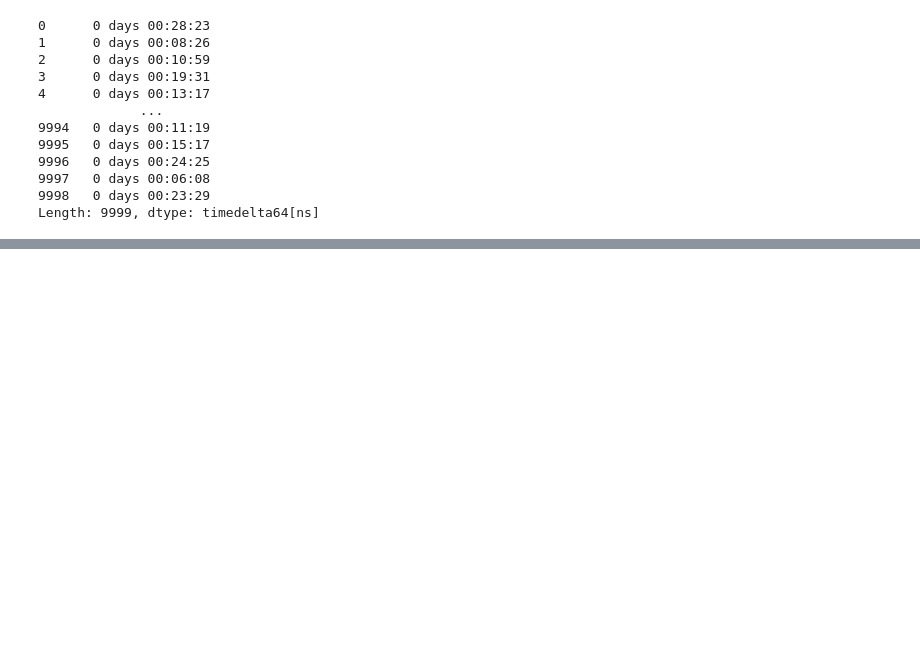
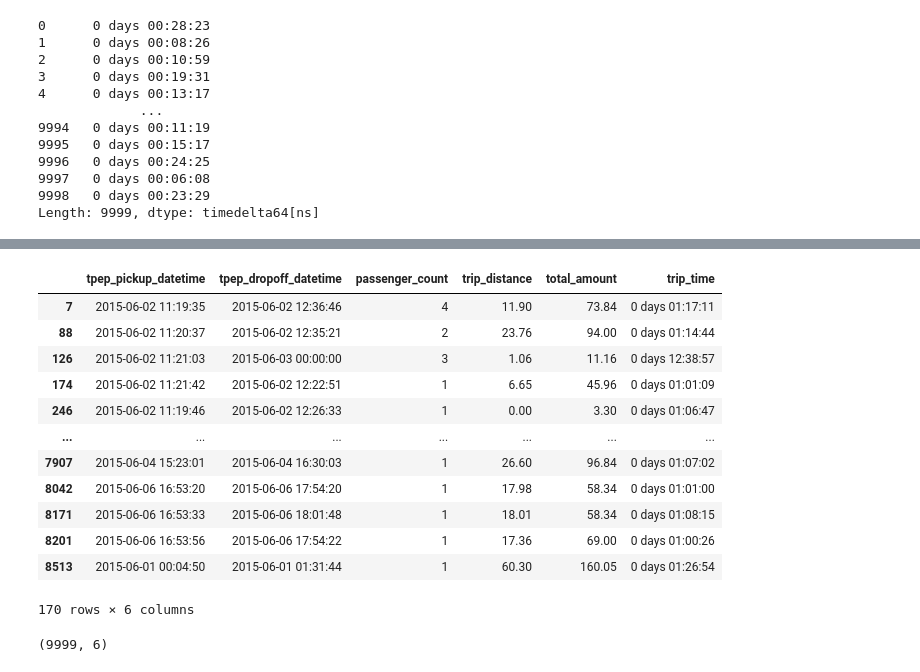
Before and after one commit to Su5rm/geekle-2021-april-9, a Jupyter notebook: Geekle - 2021-april-9.ipynb, the cells around one changed output, grey strips where cells are left out. Cells and saved outputs as stored; diff of their text form; code cells hidden in the pictures; blank space fills up the shorter version.

```diff
--- a/Geekle - 2021-april-9.ipynb
+++ b/Geekle - 2021-april-9.ipynb
@@ -219,3 +219,6 @@ df['tpep_dropoff_datetime'] - df['tpep_pickup_datetime']
 9997   0 days 00:06:08
 9998   0 days 00:23:29
 Length: 9999, dtype: timedelta64[ns]
+# %%
+# assign our delta to a new column
+df['trip_time'] = df['tpep_dropoff_datetime'] - df['tpep_pickup_datetime']
@@ -221,0 +250,20 @@ Length: 9999, dtype: timedelta64[ns]
+# %%
+df[df['trip_time'] > '1:00:00']
+# %% [output]
+|  | tpep_pickup_datetime | tpep_dropoff_datetime | passenger_count | trip_distance | total_amount | trip_time |
+| 7 | 2015-06-02 11:19:35 | 2015-06-02 12:36:46 | 4 | 11.90 | 73.84 | 0 days 01:17:11 |
+| 88 | 2015-06-02 11:20:37 | 2015-06-02 12:35:21 | 2 | 23.76 | 94.00 | 0 days 01:14:44 |
+| 126 | 2015-06-02 11:21:03 | 2015-06-03 00:00:00 | 3 | 1.06 | 11.16 | 0 days 12:38:57 |
+| 174 | 2015-06-02 11:21:42 | 2015-06-02 12:22:51 | 1 | 6.65 | 45.96 | 0 days 01:01:09 |
+| 246 | 2015-06-02 11:19:46 | 2015-06-02 12:26:33 | 1 | 0.00 | 3.30 | 0 days 01:06:47 |
+| ... | ... | ... | ... | ... | ... | ... |
+| 7907 | 2015-06-04 15:23:01 | 2015-06-04 16:30:03 | 1 | 26.60 | 96.84 | 0 days 01:07:02 |
+| 8042 | 2015-06-06 16:53:20 | 2015-06-06 17:54:20 | 1 | 17.98 | 58.34 | 0 days 01:01:00 |
+| 8171 | 2015-06-06 16:53:33 | 2015-06-06 18:01:48 | 1 | 18.01 | 58.34 | 0 days 01:08:15 |
+| 8201 | 2015-06-06 16:53:56 | 2015-06-06 17:54:22 | 1 | 17.36 | 69.00 | 0 days 01:00:26 |
+| 8513 | 2015-06-01 00:04:50 | 2015-06-01 01:31:44 | 1 | 60.30 | 160.05 | 0 days 01:26:54 |
+170 rows × 6 columns
+# %%
+df.shape
+# %% [output]
+(9999, 6)
```
Also changed, not shown: parts of 3 cells of this notebook.
